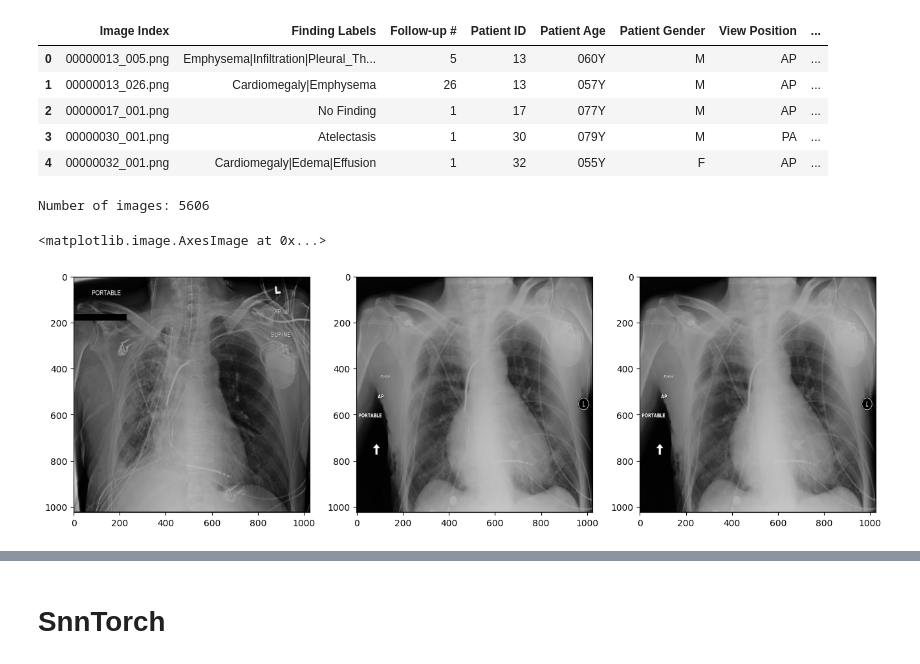
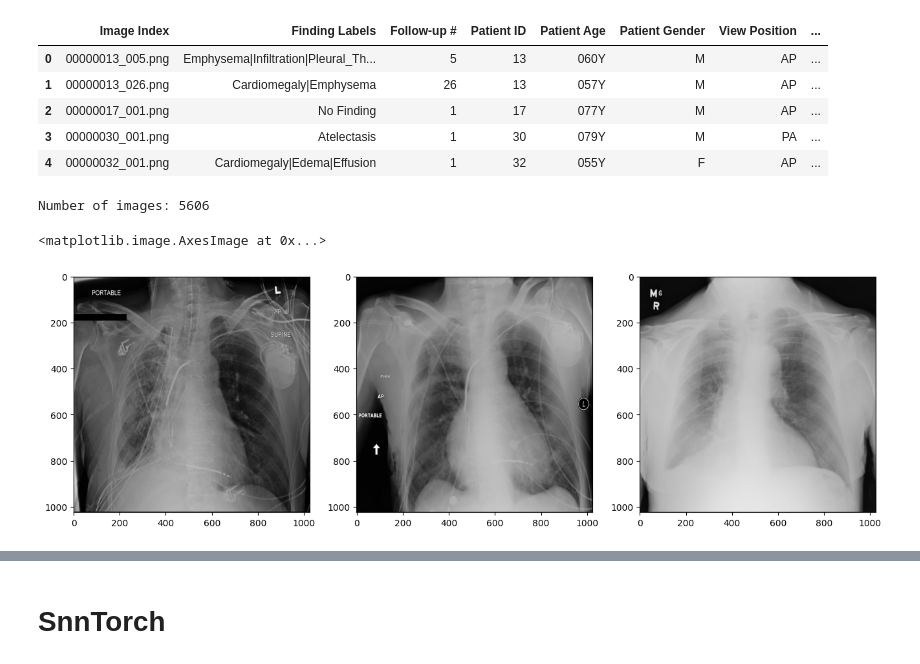
Before and after one commit to giugonzales07/tcc_snn, a Jupyter notebook: NIH_Chest.ipynb, the cells around one changed output, grey strips where cells are left out. Drawn from its saved outputs; the diff is of its cells as text; code cells hidden in the pictures.

Commit message:
feat: process dataset - df_images

```diff
--- a/NIH_Chest.ipynb
+++ b/NIH_Chest.ipynb
@@ -49,4 +50,11 @@ print("Path to dataset files:", path)
 # %%
+# data/images/
+SOURCE_IMAGES = os.path.join("data", "images")
+
+# ../input/sample/images/*.png
+images = glob(os.path.join(SOURCE_IMAGES, "*.png"))
+
+# Load labels
 df_sample_labels = pd.read_csv('data/sample_labels.csv')
 df_sample_labels.head()
 # %% [output]
@@ -57,20 +65,19 @@ df_sample_labels.head()
 | 3 | 00000030_001.png | Atelectasis | 1 | 30 | 079Y | M | PA | ... |
 | 4 | 00000032_001.png | Cardiomegaly|Edema|Effusion | 1 | 32 | 055Y | F | AP | ... |
 # %%
-images = glob('data/images/*.png')
 print("Number of images:", len(images))
 
 # Matplotlib black magic
 plt.figure(figsize=(16, 16))
 plt.subplot(131)
 plt.imshow(cv2.imread(images[0]))
 
 plt.subplot(132)
 plt.imshow(cv2.imread(images[1]))
 
 plt.subplot(133)
-plt.imshow(cv2.imread(images[1]))
+plt.imshow(cv2.imread(images[2]))
 # %% [output]
 Number of images: 5606
 <matplotlib.image.AxesImage at 0x...>
-[figure, old version]
+[figure, new version]
```
Also changed, not shown: parts of 20 cells of this notebook.
